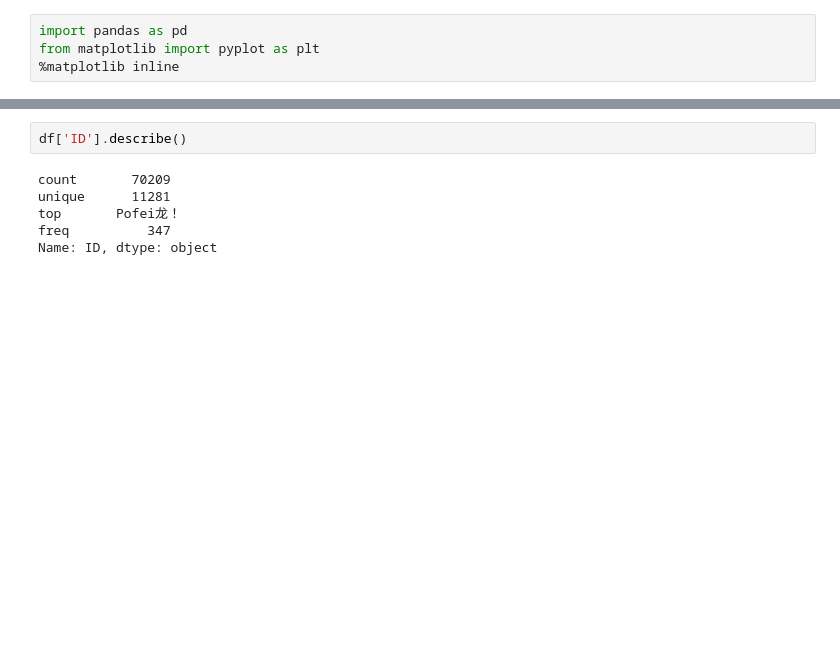
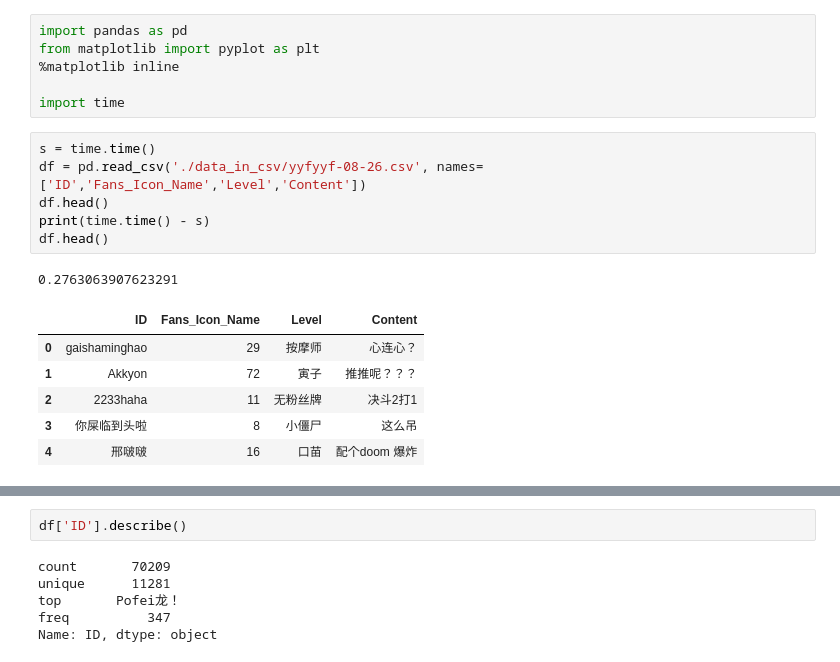
Before and after one commit to protheanzZ/DanMu, a Jupyter notebook: test.ipynb, the cells around one changed output, grey strips where cells are left out. Saved outputs shown, nothing was run; the diff lists cells and outputs as text; blank space fills up the shorter version.

```diff
--- a/test.ipynb
+++ b/test.ipynb
@@ -2,3 +2,19 @@
 import pandas as pd
 from matplotlib import pyplot as plt
 %matplotlib inline
+
+import time
+# %%
+s = time.time()
+df = pd.read_csv('./data_in_csv/yyfyyf-08-26.csv', names=['ID','Fans_Icon_Name','Level','Content'])
+df.head()
+print(time.time() - s)
+df.head()
+# %% [output]
+0.2763063907623291
+|  | ID | Fans_Icon_Name | Level | Content |
+| 0 | gaishaminghao | 29 | 按摩师 | 心连心？ |
+| 1 | Akkyon | 72 | 寅子 | 推推呢？？？ |
+| 2 | 2233haha | 11 | 无粉丝牌 | 决斗2打1 |
+| 3 | 你屎临到头啦 | 8 | 小僵尸 | 这么吊 |
+| 4 | 邢啵啵 | 16 | 口苗 | 配个doom 爆炸 |
```
Also changed, not shown: parts of 26 cells of this notebook, 32 other files.
